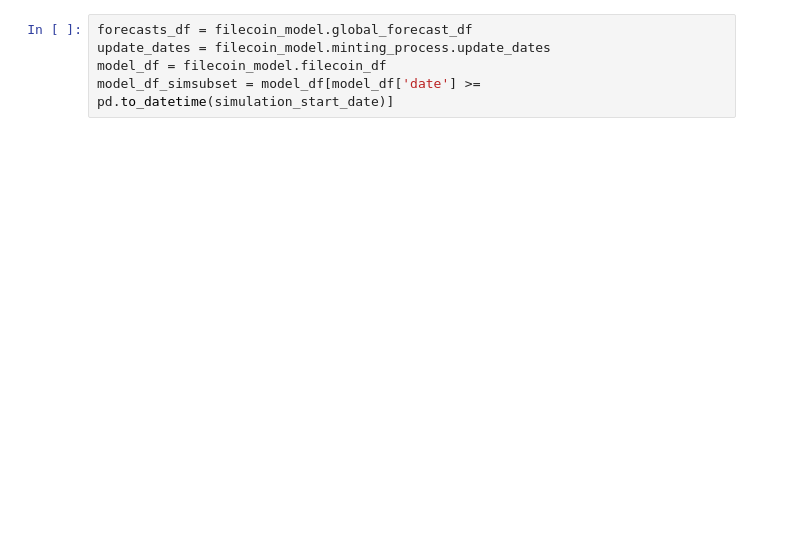
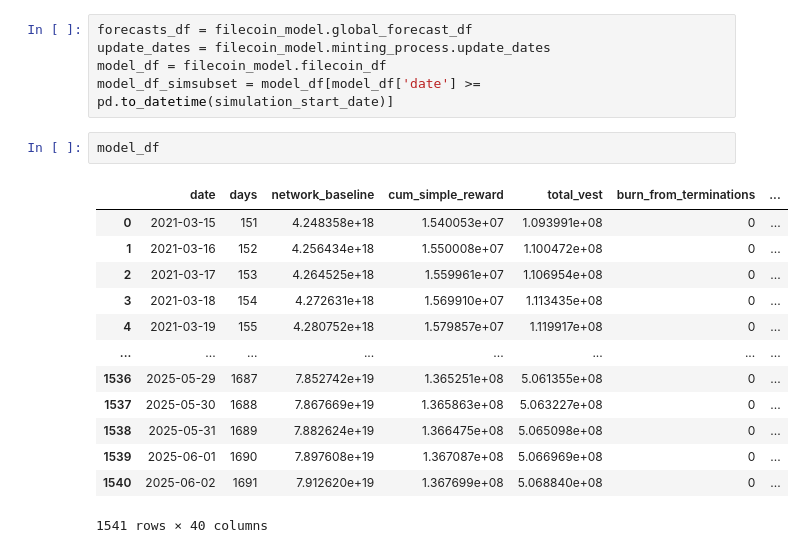
Before and after one commit to protocol/filecoin-agent-twin, a Jupyter notebook: notebooks/dca_terminate_oneagent.ipynb, the cells around one changed output. Cells and saved outputs as stored; diff of their text form; blank space fills up the shorter version.

```diff
--- a/notebooks/dca_terminate_oneagent.ipynb
+++ b/notebooks/dca_terminate_oneagent.ipynb
@@ -116,3 +147,19 @@ forecasts_df = filecoin_model.global_forecast_df
 update_dates = filecoin_model.minting_process.update_dates
 model_df = filecoin_model.filecoin_df
 model_df_simsubset = model_df[model_df['date'] >= pd.to_datetime(simulation_start_date)]
+# %%
+model_df
+# %% [output]
+|  | date | days | network_baseline | cum_simple_reward | total_vest | burn_from_terminations | ... |
+| 0 | 2021-03-15 | 151 | 4.248358e+18 | 1.540053e+07 | 1.093991e+08 | 0 | ... |
+| 1 | 2021-03-16 | 152 | 4.256434e+18 | 1.550008e+07 | 1.100472e+08 | 0 | ... |
+| 2 | 2021-03-17 | 153 | 4.264525e+18 | 1.559961e+07 | 1.106954e+08 | 0 | ... |
+| 3 | 2021-03-18 | 154 | 4.272631e+18 | 1.569910e+07 | 1.113435e+08 | 0 | ... |
+| 4 | 2021-03-19 | 155 | 4.280752e+18 | 1.579857e+07 | 1.119917e+08 | 0 | ... |
+| ... | ... | ... | ... | ... | ... | ... | ... |
+| 1536 | 2025-05-29 | 1687 | 7.852742e+19 | 1.365251e+08 | 5.061355e+08 | 0 | ... |
+| 1537 | 2025-05-30 | 1688 | 7.867669e+19 | 1.365863e+08 | 5.063227e+08 | 0 | ... |
+| 1538 | 2025-05-31 | 1689 | 7.882624e+19 | 1.366475e+08 | 5.065098e+08 | 0 | ... |
+| 1539 | 2025-06-01 | 1690 | 7.897608e+19 | 1.367087e+08 | 5.066969e+08 | 0 | ... |
+| 1540 | 2025-06-02 | 1691 | 7.912620e+19 | 1.367699e+08 | 5.068840e+08 | 0 | ... |
+1541 rows × 40 columns
```
Also changed, not shown: parts of 7 cells of this notebook, 3 other files.
